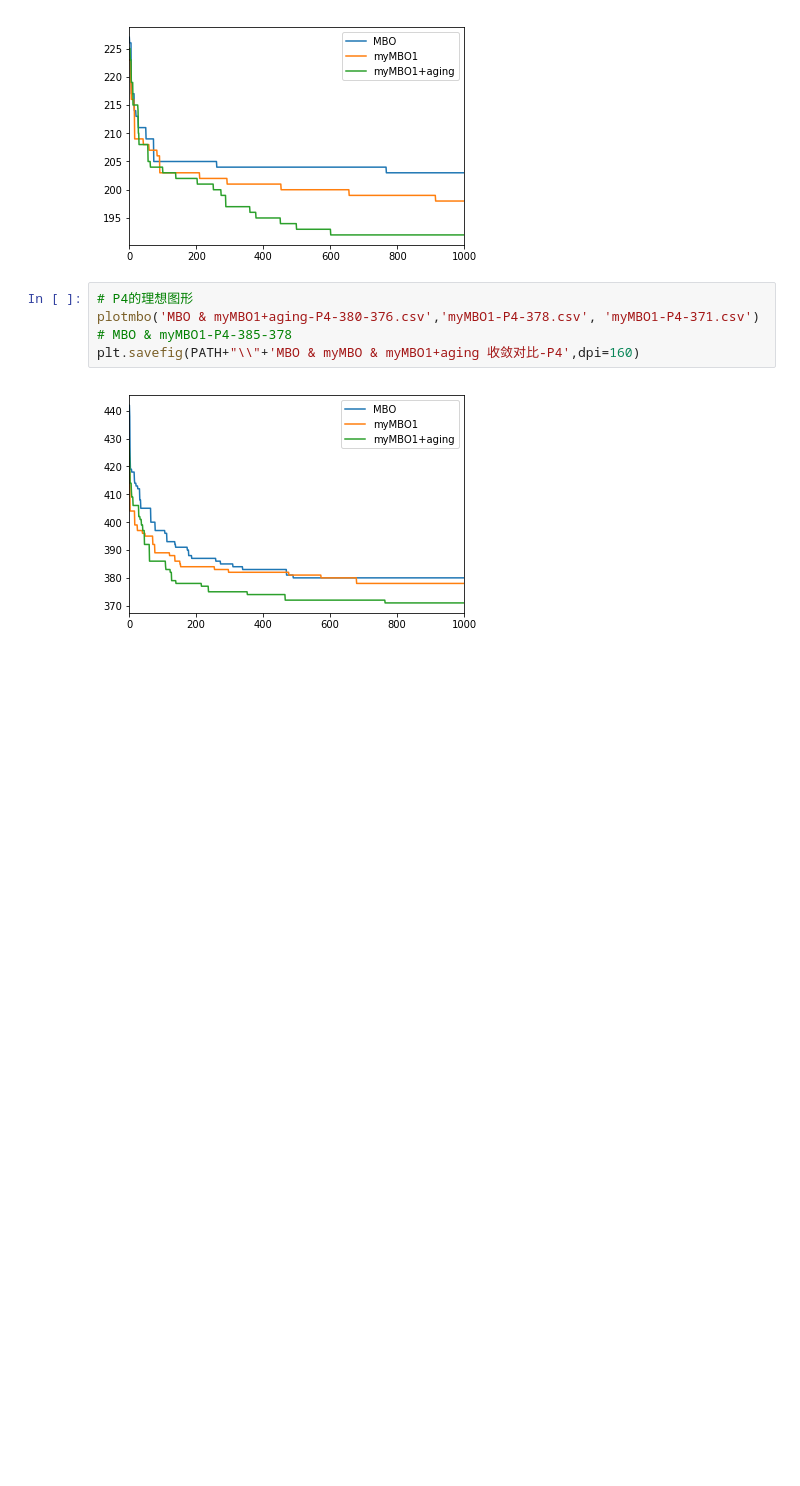
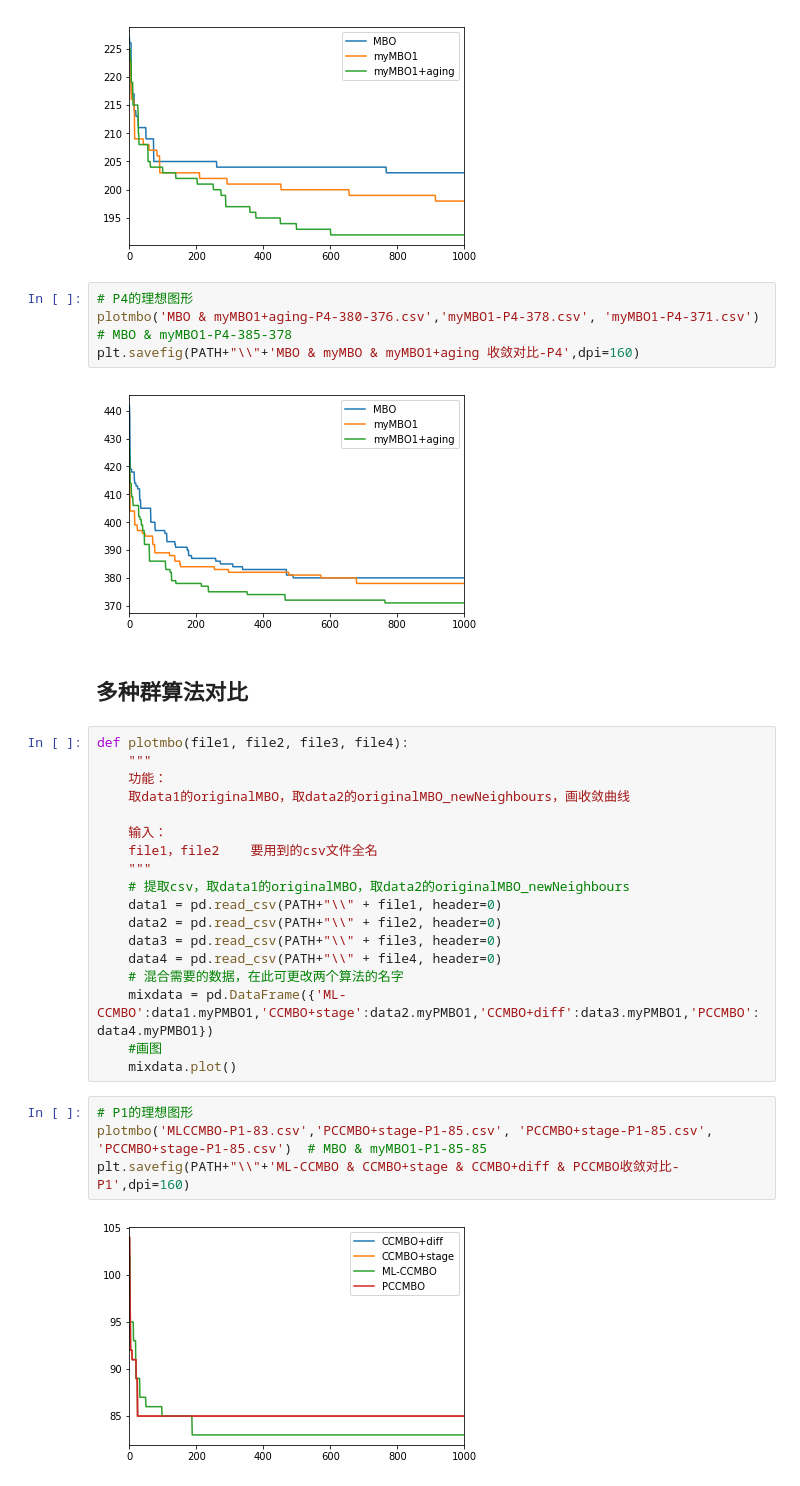
Before and after one commit to dawnohdawn/multi-object-JSSP-with-lot-spliting, a Jupyter notebook: 选择数据画收敛图.ipynb, the cells around one changed output. Cells and saved outputs as stored; diff of their text form; blank space fills up the shorter version.

```diff
--- a/选择数据画收敛图.ipynb
+++ b/选择数据画收敛图.ipynb
@@ -178,3 +178,29 @@ plotmbo('MBO & myMBO1+aging-P4-380-376.csv','myMBO1-P4-378.csv', 'myMBO1-P4-371.
 plt.savefig(PATH+"\\"+'MBO & myMBO & myMBO1+aging 收敛对比-P4',dpi=160)
 # %% [output]
 [figure]
+# %% [markdown]
+## 多种群算法对比
+# %%
+def plotmbo(file1, file2, file3, file4):
+    """
+    功能：
+    取data1的originalMBO，取data2的originalMBO_newNeighbours，画收敛曲线
+
+    输入：
+    file1，file2    要用到的csv文件全名
+    """
+    # 提取csv，取data1的originalMBO，取data2的originalMBO_newNeighbours
+    data1 = pd.read_csv(PATH+"\\" + file1, header=0)
+    data2 = pd.read_csv(PATH+"\\" + file2, header=0)
+    data3 = pd.read_csv(PATH+"\\" + file3, header=0)
+    data4 = pd.read_csv(PATH+"\\" + file4, header=0)
+    # 混合需要的数据，在此可更改两个算法的名字
+    mixdata = pd.DataFrame({'ML-CCMBO':data1.myPMBO1,'CCMBO+stage':data2.myPMBO1,'CCMBO+diff':data3.myPMBO1,'PCCMBO':data4.myPMBO1})
+    #画图
+    mixdata.plot()
+# %%
+# P1的理想图形
+plotmbo('MLCCMBO-P1-83.csv','PCCMBO+stage-P1-85.csv', 'PCCMBO+stage-P1-85.csv', 'PCCMBO+stage-P1-85.csv')  # MBO & myMBO1-P1-85-85
+plt.savefig(PATH+"\\"+'ML-CCMBO & CCMBO+stage & CCMBO+diff & PCCMBO收敛对比-P1',dpi=160)
+# %% [output]
+[figure, added]
```
Also changed, not shown: 15 other files.
